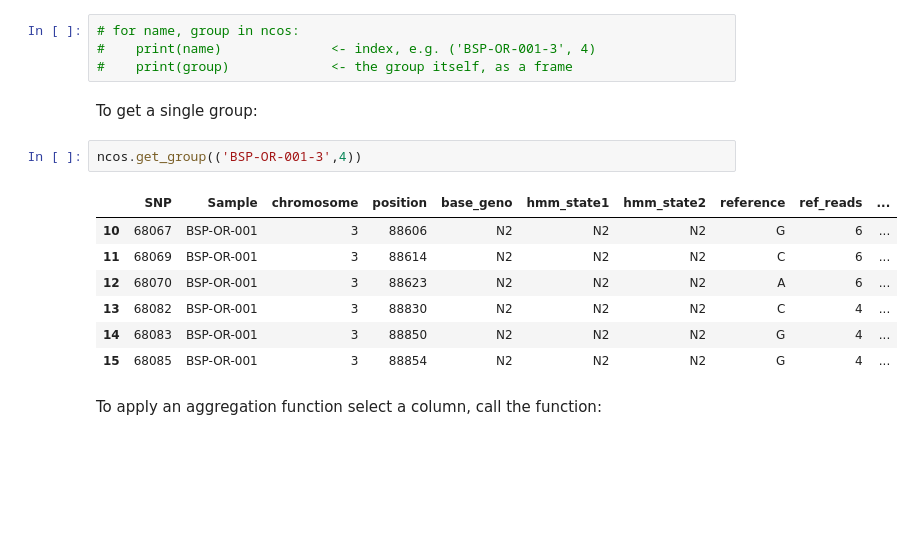
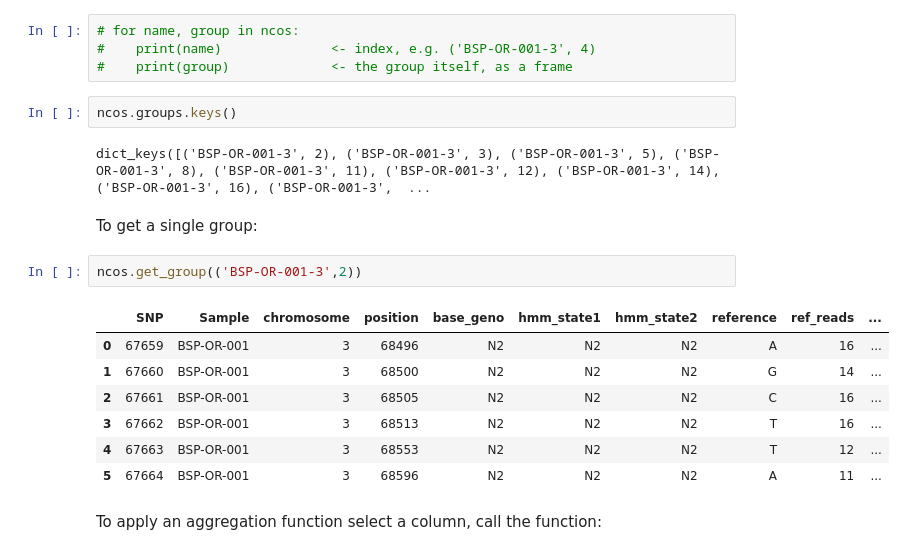
Before and after one commit to conery/crossovers, a Jupyter notebook: sandbox/post.ipynb, the cells around one changed output. Saved outputs shown, nothing was run; the diff lists cells and outputs as text; blank space fills up the shorter version.

```diff
--- a/sandbox/post.ipynb
+++ b/sandbox/post.ipynb
@@ -157,18 +157,22 @@ To iterate over all NCOs:
 # for name, group in ncos:
 #    print(name)              <- index, e.g. ('BSP-OR-001-3', 4)
 #    print(group)             <- the group itself, as a frame
+# %%
+ncos.groups.keys()
+# %% [output]
+dict_keys([('BSP-OR-001-3', 2), ('BSP-OR-001-3', 3), ('BSP-OR-001-3', 5), ('BSP-OR-001-3', 8), ('BSP-OR-001-3', 11), ('BSP-OR-001-3', 12), ('BSP-OR-001-3', 14), ('BSP-OR-001-3', 16), ('BSP-OR-001-3',  ...
 # %% [markdown]
 To get a single group:
 # %%
-ncos.get_group(('BSP-OR-001-3',4))
+ncos.get_group(('BSP-OR-001-3',2))
 # %% [output]
 |  | SNP | Sample | chromosome | position | base_geno | hmm_state1 | hmm_state2 | reference | ref_reads | ... |
-| 10 | 68067 | BSP-OR-001 | 3 | 88606 | N2 | N2 | N2 | G | 6 | ... |
-| 11 | 68069 | BSP-OR-001 | 3 | 88614 | N2 | N2 | N2 | C | 6 | ... |
-| 12 | 68070 | BSP-OR-001 | 3 | 88623 | N2 | N2 | N2 | A | 6 | ... |
-| 13 | 68082 | BSP-OR-001 | 3 | 88830 | N2 | N2 | N2 | C | 4 | ... |
-| 14 | 68083 | BSP-OR-001 | 3 | 88850 | N2 | N2 | N2 | G | 4 | ... |
-| 15 | 68085 | BSP-OR-001 | 3 | 88854 | N2 | N2 | N2 | G | 4 | ... |
+| 0 | 67659 | BSP-OR-001 | 3 | 68496 | N2 | N2 | N2 | A | 16 | ... |
+| 1 | 67660 | BSP-OR-001 | 3 | 68500 | N2 | N2 | N2 | G | 14 | ... |
+| 2 | 67661 | BSP-OR-001 | 3 | 68505 | N2 | N2 | N2 | C | 16 | ... |
+| 3 | 67662 | BSP-OR-001 | 3 | 68513 | N2 | N2 | N2 | T | 16 | ... |
+| 4 | 67663 | BSP-OR-001 | 3 | 68553 | N2 | N2 | N2 | T | 12 | ... |
+| 5 | 67664 | BSP-OR-001 | 3 | 68596 | N2 | N2 | N2 | A | 11 | ... |
 # %% [markdown]
 To apply an aggregation function select a column, call the function:
 # %%
```
Also changed, not shown: parts of 10 cells of this notebook, 4 other files.
